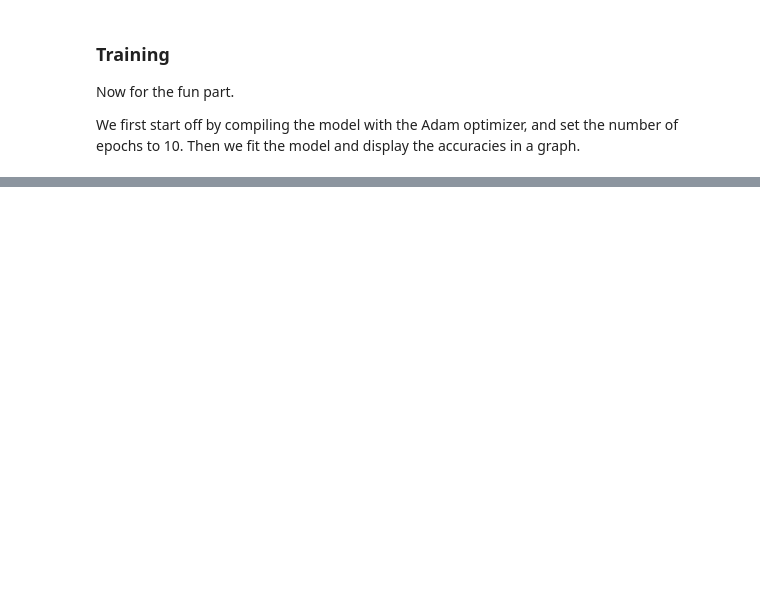
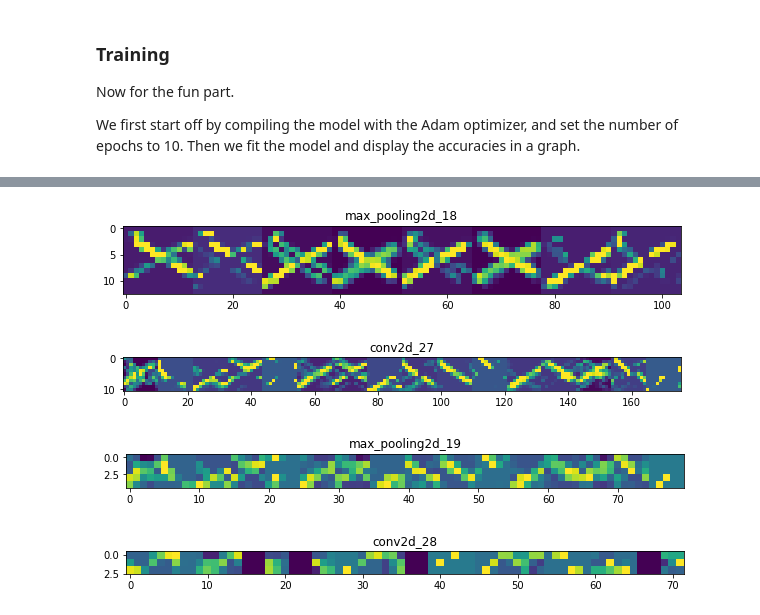
Before and after one commit to Renaud2002/PenmanshipPro-TLE, a Jupyter notebook: model.ipynb, the cells around one changed output, grey strips where cells are left out. Drawn from its saved outputs; the diff is of its cells as text; code cells hidden in the pictures; blank space fills up the shorter version.

Commit message:
Cleaned up models

```diff
--- a/model.ipynb
+++ b/model.ipynb
@@ -232,8 +230,3 @@ Train test split!
-# %%
-X_train, X_val, y_train, y_val = train_test_split(X_train,
-                                                  y_train,
-                                                  test_size=0.15,
-                                                  random_state=88)
 # %% [markdown]
 ## Part Four: Building the model
 
@@ -362,4 +355,0 @@ Since MobileNet expects three channels, we will convert from grayscale to RGB.
-# %%
-# Convert the one channel numpy array to a 3 channel numpy array
-X_train = np.repeat(X_train, 3, axis=3)
-X_val = np.repeat(X_val, 3, axis=3)
@@ -470,0 +359,43 @@ Epoch 26: ReduceLROnPlateau reducing learning rate to 0.0001.
+# %%
+from tensorflow.keras.preprocessing.image import img_to_array, load_img
+import random
+
+successive_outputs = [layer.output for layer in model.layers[1:]]
+visualization_model = tf.keras.models.Model(inputs=model.input,
+                                            outputs=successive_outputs)
+
+number = random.sample(range(0, len(X_train)), 1)[0]
+
+# Run the image through the network and return the intermediate representations for the data.
+successive_feature_maps = visualization_model.predict(
+    X_train.iloc[number, :].to_numpy().reshape(1, 28, 28))
+
+# These are the names of the layers, so can have them as part of our plot
+layer_names = [layer.name for layer in model.layers[1:]]
+
+# Now let's display our representations
+for layer_name, feature_map in zip(layer_names, successive_feature_maps):
+    if len(feature_map.shape) == 4:
+        # Just do this for the conv / maxpool layers, not the fully-connected layers
+        n_features = feature_map.shape[-1]  # number of features in feature map
+        # The feature map has shape (1, size, size, n_features)
+        size = feature_map.shape[1]
+        # We will tile our images in this matrix
+        display_grid = np.zeros((size, size * n_features))
+        for i in range(n_features):
+            # Postprocess the feature to make it visually palatable
+            x = feature_map[0, :, :, i]
+            x -= x.mean()
+            x /= x.std()
+            x *= 64
+            x += 128
+            x = np.clip(x, 0, 255).astype('uint8')
+            # We'll tile each filter into this big horizontal grid
+            display_grid[:, i * size:(i + 1) * size] = x
+        # Display the grid
+        scale = 10. / n_features
+        plt.figure(figsize=(scale * n_features, scale))
+        plt.title(layer_name)
+        plt.grid(False)
+        plt.imshow(display_grid, aspect='auto', cmap='viridis')
+# %% [output]
@@ -470,0 +403,4 @@ Epoch 26: ReduceLROnPlateau reducing learning rate to 0.0001.
+[figure, added]
+[figure, added]
+[figure, added]
+[figure, added]
```
Also changed, not shown: parts of 30 cells of this notebook, 1 other file.
